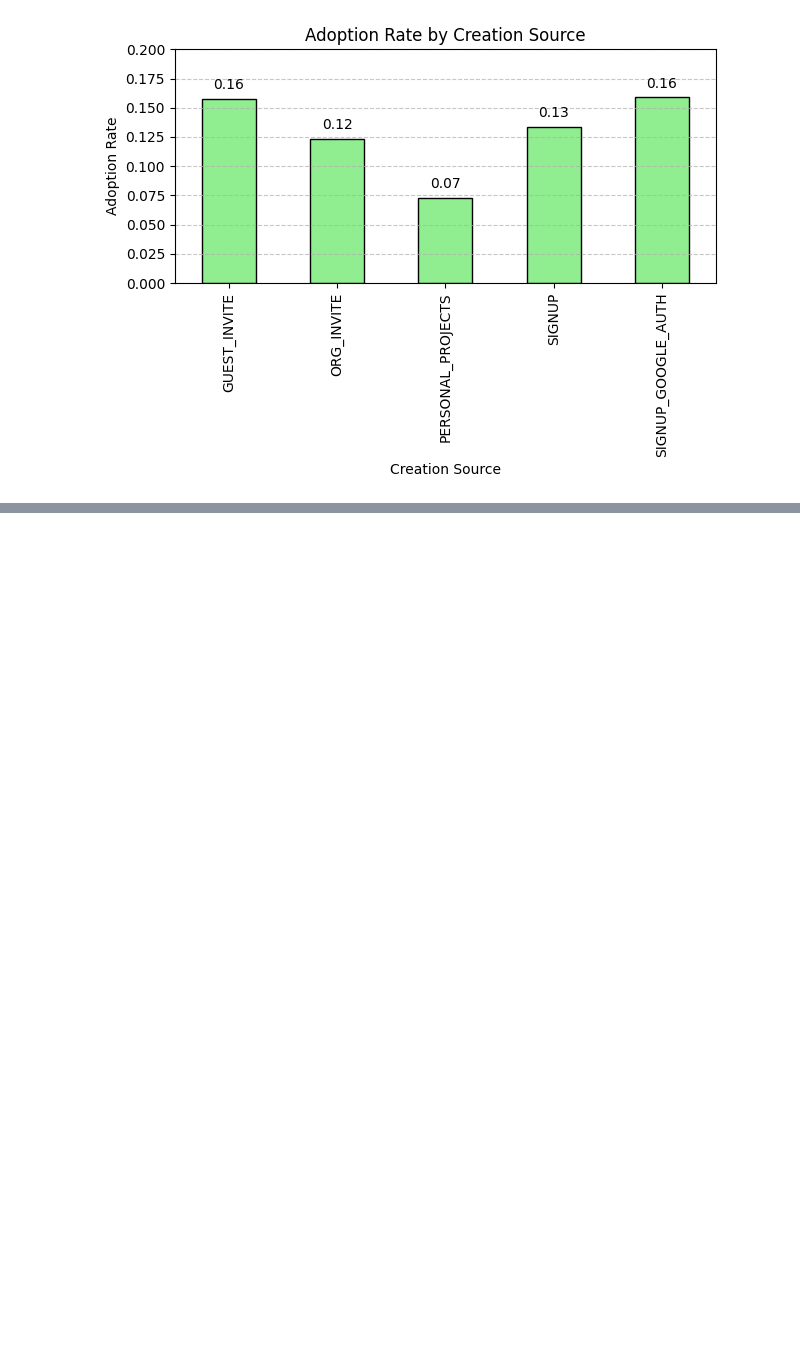
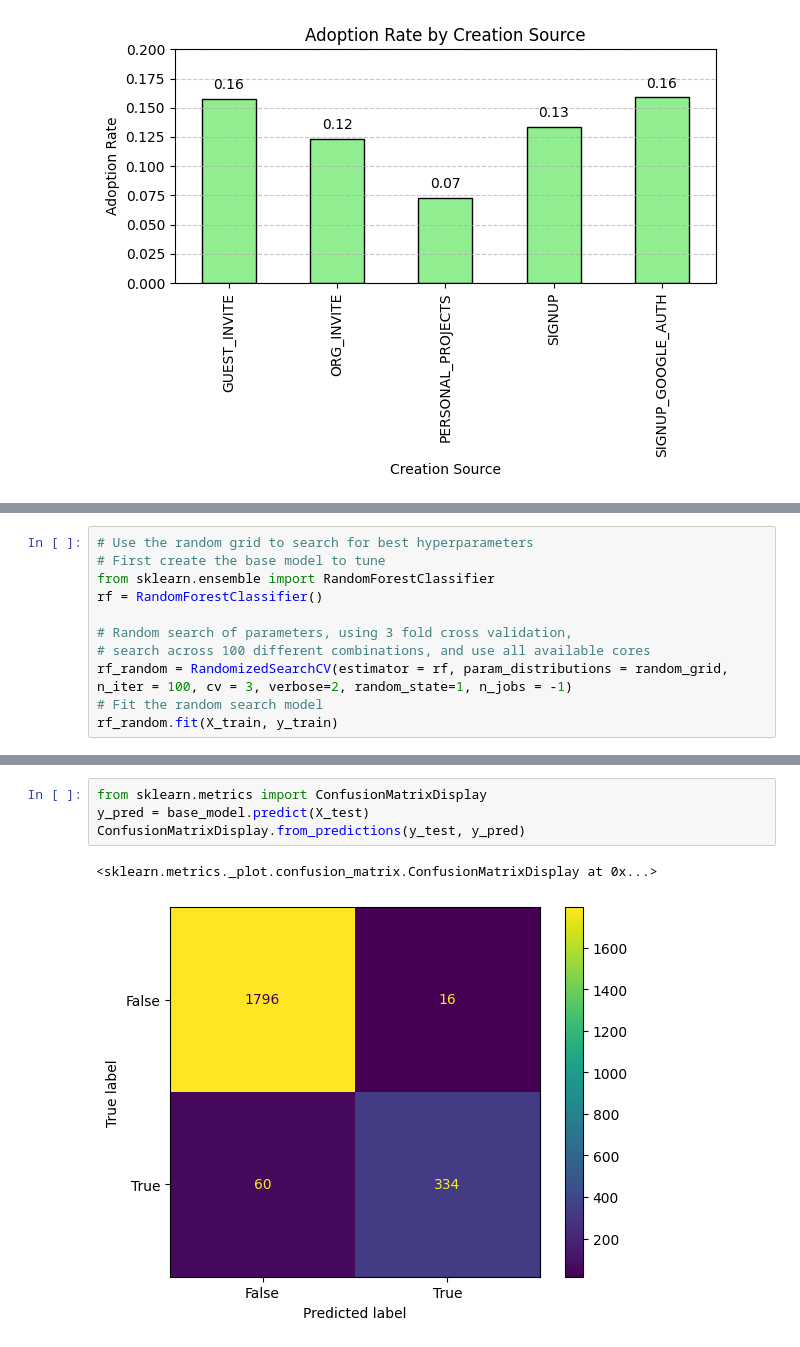
Before and after one commit to opheliasin/asana_summer2024_dsintern_takehome, a Jupyter notebook: Calculating Adoption Rate.ipynb, the cells around one changed output, grey strips where cells are left out. Cells and saved outputs as stored; diff of their text form; blank space fills up the shorter version.

```diff
--- a/Calculating Adoption Rate.ipynb
+++ b/Calculating Adoption Rate.ipynb
@@ -225,0 +292,11 @@ You can also create boolean columns from numerical ones (e.g. whether a user spe
+# %%
+# Use the random grid to search for best hyperparameters
+# First create the base model to tune
+from sklearn.ensemble import RandomForestClassifier
+rf = RandomForestClassifier()
+
+# Random search of parameters, using 3 fold cross validation,
+# search across 100 different combinations, and use all available cores
+rf_random = RandomizedSearchCV(estimator = rf, param_distributions = random_grid, n_iter = 100, cv = 3, verbose=2, random_state=1, n_jobs = -1)
+# Fit the random search model
+rf_random.fit(X_train, y_train)
@@ -225,0 +390,7 @@ You can also create boolean columns from numerical ones (e.g. whether a user spe
+# %%
+from sklearn.metrics import ConfusionMatrixDisplay
+y_pred = base_model.predict(X_test)
+ConfusionMatrixDisplay.from_predictions(y_test, y_pred)
+# %% [output]
+<sklearn.metrics._plot.confusion_matrix.ConfusionMatrixDisplay at 0x...>
+[figure, added]
```
Also changed, not shown: parts of 29 cells of this notebook, 2 other files.
